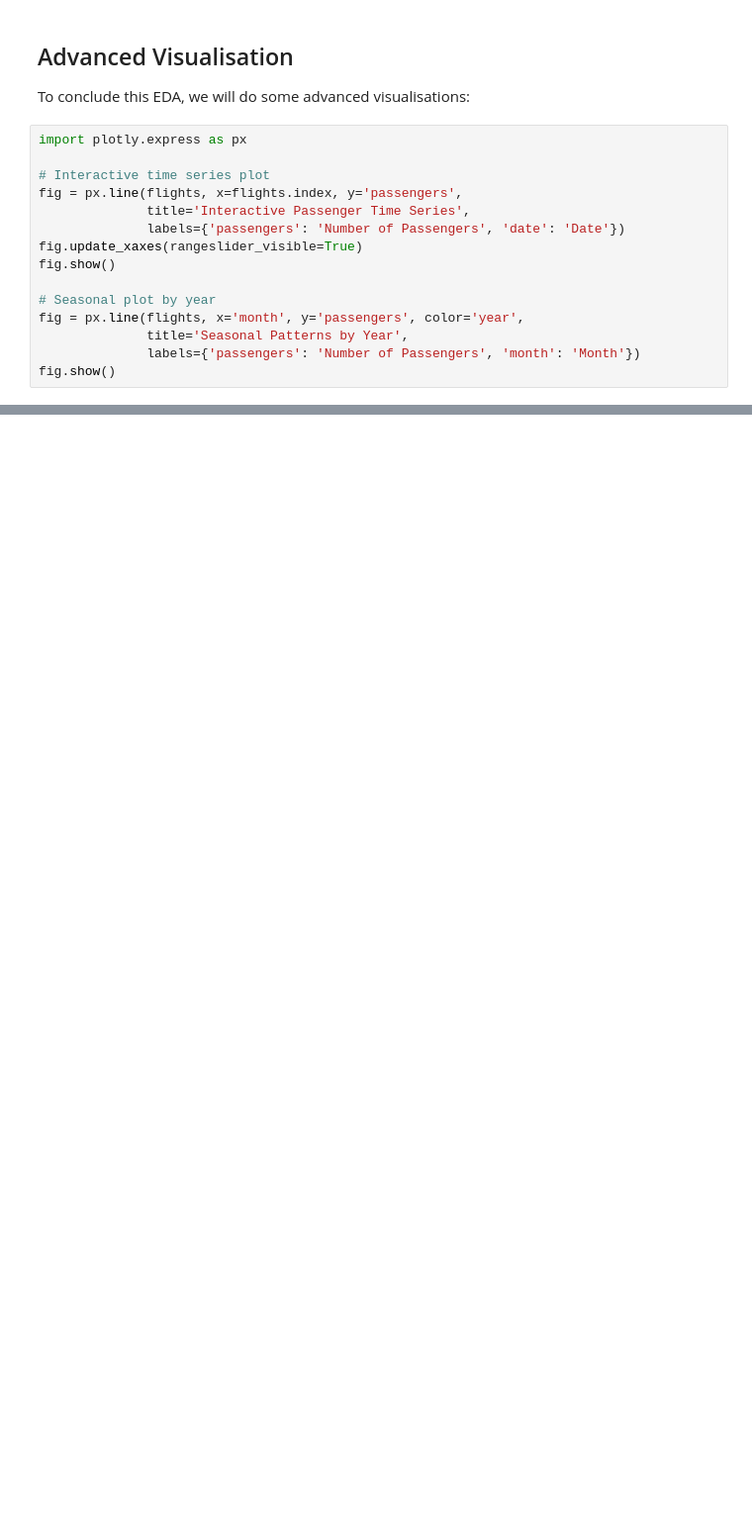
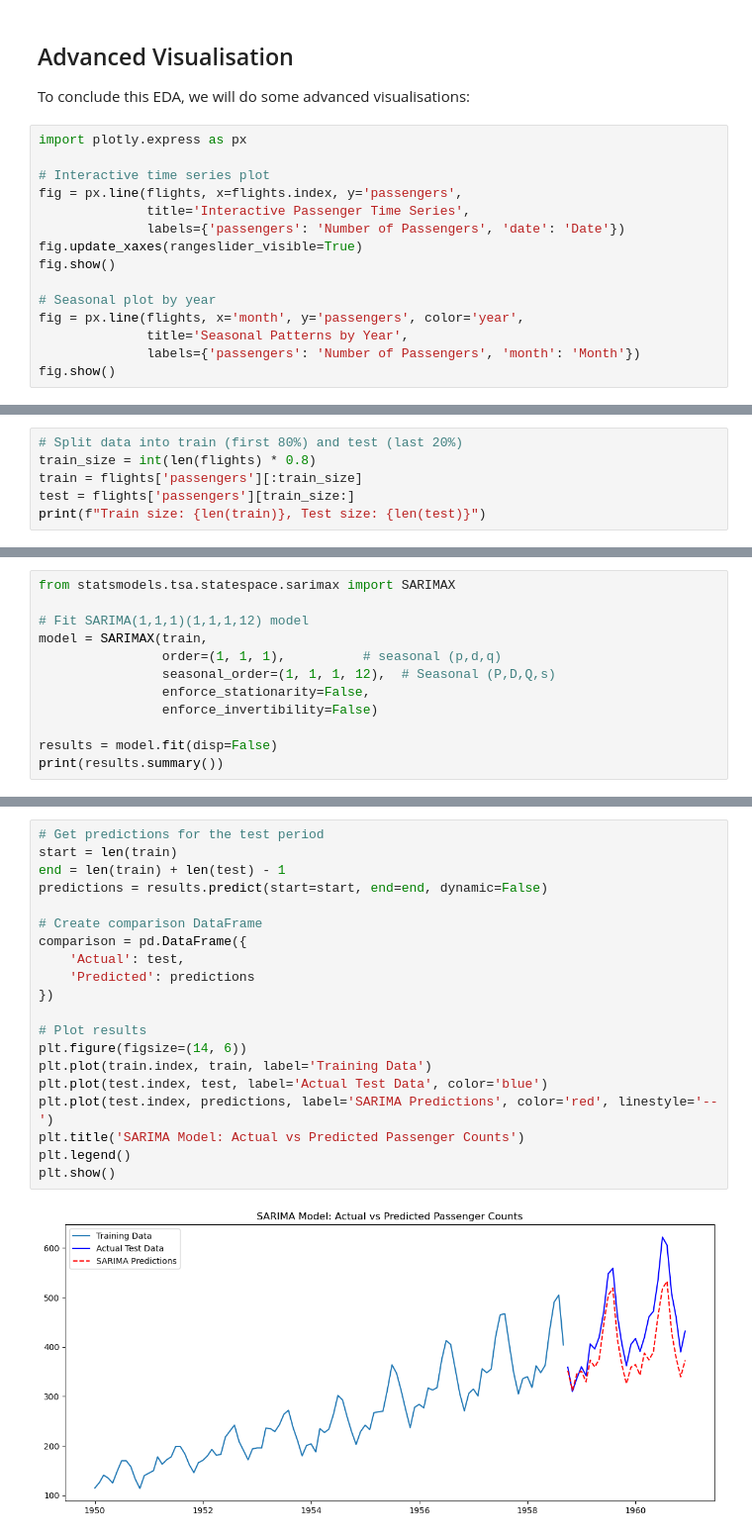
Before and after one commit to H0wl3r2001/EDA_FeatureEngineering, a Jupyter notebook: Full_EDA_FeatureEngineering/flightDataset_EDA.ipynb, the cells around one changed output, grey strips where cells are left out. Shown: that part at 99% size. Cells and saved outputs as stored; diff of their text form; blank space fills up the shorter version.

```diff
--- a/Full_EDA_FeatureEngineering/flightDataset_EDA.ipynb
+++ b/Full_EDA_FeatureEngineering/flightDataset_EDA.ipynb
@@ -294,0 +299,6 @@ fig.show()
+# %%
+# Split data into train (first 80%) and test (last 20%)
+train_size = int(len(flights) * 0.8)
+train = flights['passengers'][:train_size]
+test = flights['passengers'][train_size:]
+print(f"Train size: {len(train)}, Test size: {len(test)}")
@@ -294,0 +307,12 @@ fig.show()
+# %%
+from statsmodels.tsa.statespace.sarimax import SARIMAX
+
+# Fit SARIMA(1,1,1)(1,1,1,12) model
+model = SARIMAX(train,
+                order=(1, 1, 1),          # seasonal (p,d,q)
+                seasonal_order=(1, 1, 1, 12),  # Seasonal (P,D,Q,s)
+                enforce_stationarity=False,
+                enforce_invertibility=False)
+
+results = model.fit(disp=False)
+print(results.summary())
@@ -294,0 +341,22 @@ fig.show()
+# %%
+# Get predictions for the test period
+start = len(train)
+end = len(train) + len(test) - 1
+predictions = results.predict(start=start, end=end, dynamic=False)
+
+# Create comparison DataFrame
+comparison = pd.DataFrame({
+    'Actual': test,
+    'Predicted': predictions
+})
+
+# Plot results
+plt.figure(figsize=(14, 6))
+plt.plot(train.index, train, label='Training Data')
+plt.plot(test.index, test, label='Actual Test Data', color='blue')
+plt.plot(test.index, predictions, label='SARIMA Predictions', color='red', linestyle='--')
+plt.title('SARIMA Model: Actual vs Predicted Passenger Counts')
+plt.legend()
+plt.show()
+# %% [output]
+[figure, added]
```
Also changed, not shown: parts of 6 cells of this notebook.
